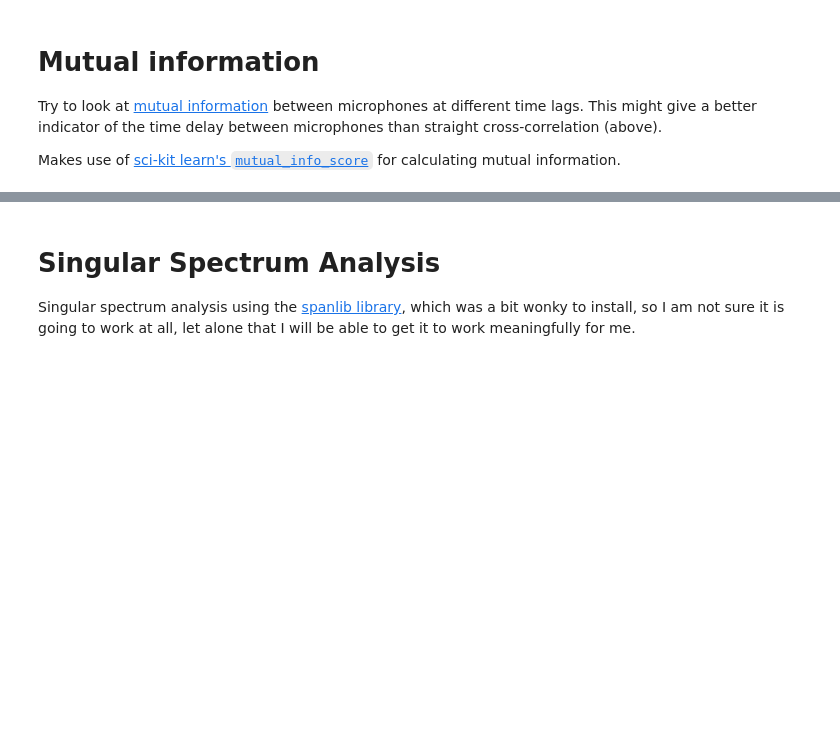
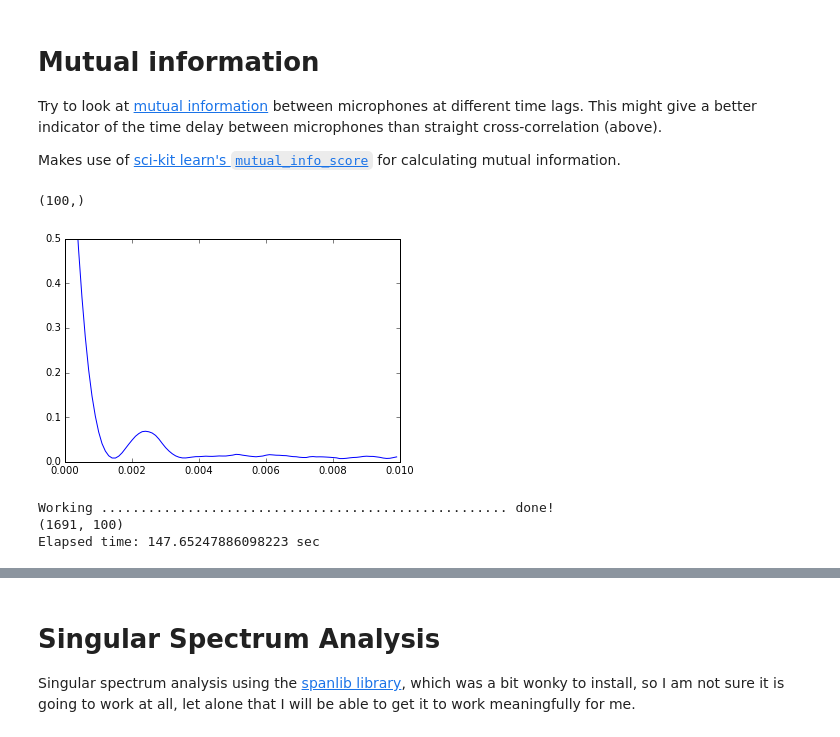
Before and after one commit to Engineero/burner_analysis, a Jupyter notebook: data_analysis_notebook.ipynb, the cells around one changed output, grey strips where cells are left out. Drawn from its saved outputs; the diff is of its cells as text; code cells hidden in the pictures; blank space fills up the shorter version.

```diff
--- a/data_analysis_notebook.ipynb
+++ b/data_analysis_notebook.ipynb
@@ -474,25 +469,34 @@ num_samp = np.int(1/step/2)  # size of chunks of signals that we are comparing
 start = int(30/step)  # start sample
 jump = 1  # number of samples to jump as we slide one distribution across the other
 num_jumps = 100  # number of times to jump
-bins = 10  # number of bins for MI histogram
+bins = 6  # number of bins for MI histogram
 delay = np.arange(0, step*num_jumps*jump, step*jump)  # array of time delays
 # %%
-mutual_info = []
+mutual_info = np.empty(num_jumps)
 stationary = data["dynamicP"][id0][start:start+num_samp]
 sliding = data["dynamicP"][id1]
 for num in range(num_jumps):
     pos = start+jump*num
-    mutual_info.append(calc_MI(stationary, sliding[pos:pos+num_samp], bins))
-mutual_info = np.array(mutual_info)
+    mutual_info[num] = calc_MI(stationary, sliding[pos:pos+num_samp], bins)
 delay = np.arange(0, mutual_info.size*step*jump, step*jump)
 print(mutual_info.shape)
 
 plt.plot(delay, mutual_info)
 plt.ylim(0, .5)
 plt.show()
 plt.close()
+# %% [output]
+(100,)
+[figure, added]
 # %%
 # Make a mutual information waterfall plot
+tic = timeit.default_timer()
 MI_data = MI_waterfall(data["dynamicP"][id0], data["dynamicP"][id1], bins, num_samp, jump, num_jumps, overlap_fac=0.5)
+toc = timeit.default_timer()
 print(MI_data.shape)
+print("Elapsed time: {} sec".format(toc-tic))
+# %% [output]
+Working .................................................... done!
+(1691, 100)
+Elapsed time: 147.65247886098223 sec
 # %%
```
Also changed, not shown: parts of 14 cells of this notebook.
